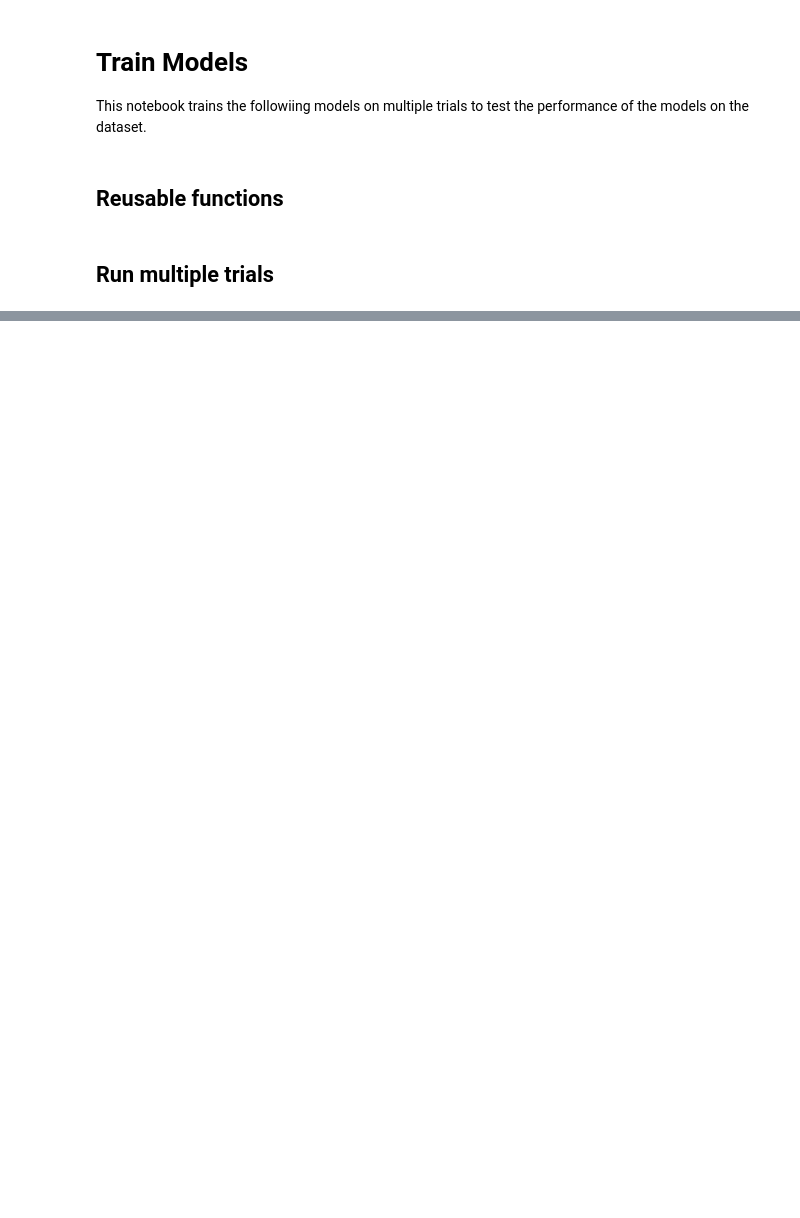
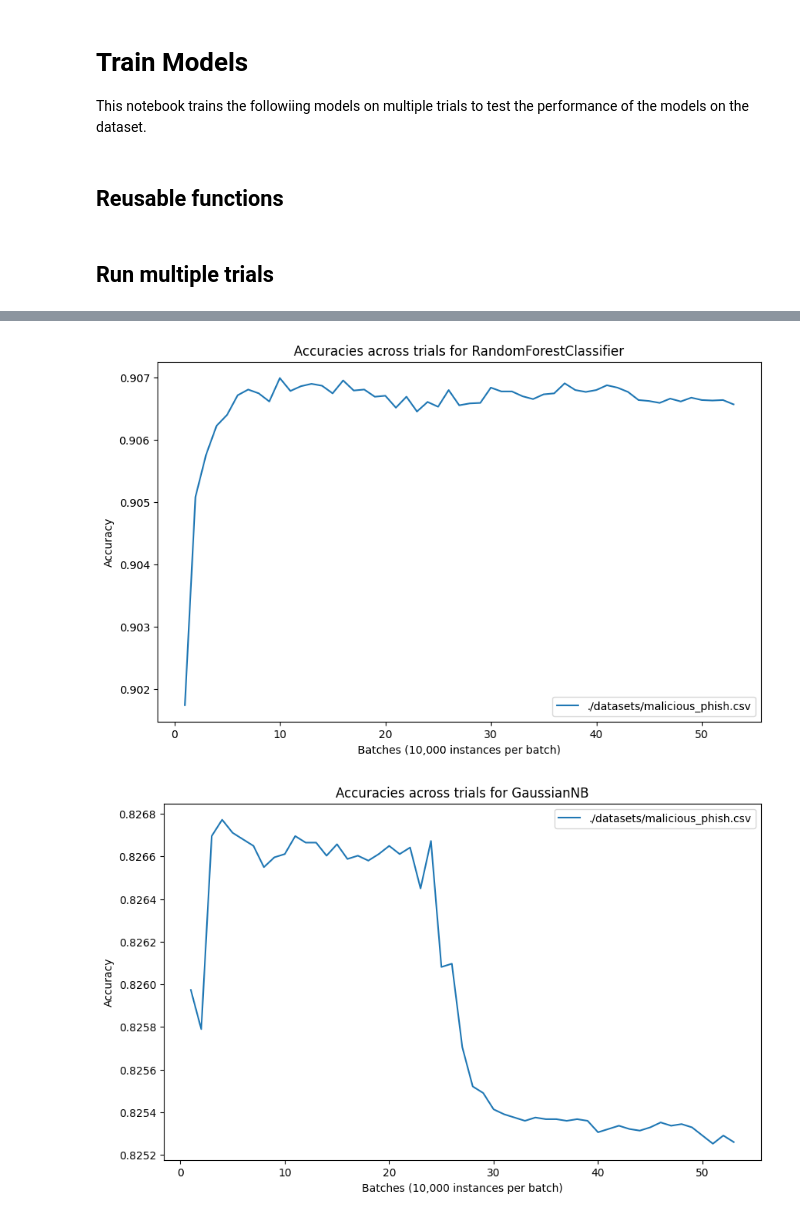
Before and after one commit to JosueMolinaMorales/malicious-url-classification, a Jupyter notebook: train_models.ipynb, the cells around one changed output, grey strips where cells are left out. Saved outputs shown, nothing was run; the diff lists cells and outputs as text; code cells hidden in the pictures; blank space fills up the shorter version.

Commit message:
add plots

```diff
--- a/train_models.ipynb
+++ b/train_models.ipynb
@@ -200,9 +161,13 @@ DATASET_FILES = [
     "./datasets/malicious_phish.csv"
 ]
 
-trial_dfs = [load_dataset(filepath) for filepath in DATASET_FILES]
+trials = [(filepath, load_dataset(filepath)) for filepath in DATASET_FILES]
 # %%
-for trial_df in trial_dfs:
+trial_performances = {}
+
+for name, trial_df in trials:
+    trial_performances[name] = {}
+
     # Tokenize URLs
     url_sentences = tokenize_urls(trial_df["url"].tolist())
 
@@ -217,7 +182,7 @@ for trial_df in trial_dfs:
         url_embeddings, trial_df["target"].tolist(), test_size=0.2, random_state=42
     )
 
-    run_trial(X_train, y_train, X_test, y_test)
+    trial_performances[name] = run_trial(X_train, y_train, X_test, y_test)
 # %% [output]
 Training RandomForestClassifier on 53 batches
 Training GaussianNB on 53 batches
@@ -244,0 +194,56 @@ weighted avg     0.8224    0.8253    0.8223    130239
+# %%
+# Create the "plots" directory if it doesn't exist
+output_dir = "./plots"
+os.makedirs(output_dir, exist_ok=True)
+# %%
+for model_name in ["RandomForestClassifier", "GaussianNB"]:
+    # Plot line graph per model with each trial plotted together
+    plt.figure(figsize=(10, 6))
+    for trial_name, trials_data in trial_performances.items():
+        for name, model_data in trials_data.items():
+            if name == model_name:
+                accuracies = model_data["accuracy_list"]
+                plt.plot(range(1, len(accuracies) + 1), accuracies, label=trial_name)
+    plt.xlabel("Batches (10,000 instances per batch)")
+    plt.ylabel("Accuracy")
+    plt.title(f"Accuracies across trials for {model_name}")
+    plt.legend()
+    plt.show()
+
+    # Save the figure to the "plots" directory
+    output_path = os.path.join(output_dir, f"{model_name}_accuracies_plot.png")
+    plt.savefig(output_path)
+    plt.close()
+
+
+    # Plot bar graph with the trials grouped together and the model as the x-axis
+    plt.figure(figsize=(10, 6))
+    trial_names = list(trial_performances.keys())
+    accuracies = [trial_performances[trial_name][model_name]["accuracy_list"] for trial_name in trial_names]
+    bar_width = 0.35
+    index = np.arange(len(trial_names))
+
+    for i, trial_name in enumerate(trial_names):
+        plt.bar(index + i * bar_width, accuracies[i], width=bar_width, label=trial_name)
+
+    plt.xlabel("Trial")
+    plt.ylabel("Accuracy")
+    plt.title(f"Accuracy for {model_name} across Trials")
+    plt.xticks(index + bar_width * (len(trial_names) - 1) / 2, trial_names)
+    plt.legend()
+
+    # Save the figure to the "plots" directory
+    output_path = os.path.join(output_dir, f"{model_name}_trial_accuracies_plot.png")
+    plt.savefig(output_path)
+    plt.close()
+
+
+# Print classification report for each model
+for trial_name, trial_data in trial_performances.items():
+    for model_name, model_data in trial_data.items():
+        report = model_data["report"]
+        print(f"Classification Report for {model_name} in {trial_name}:\n")
+        print(report)
+# %% [output]
+[figure, added]
+[figure, added]
```
Also changed, not shown: parts of 6 cells of this notebook, 5 other files.
